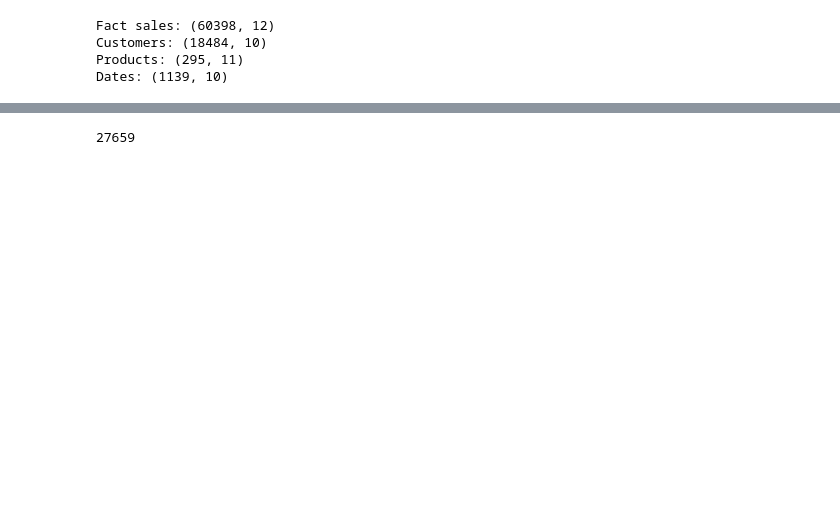
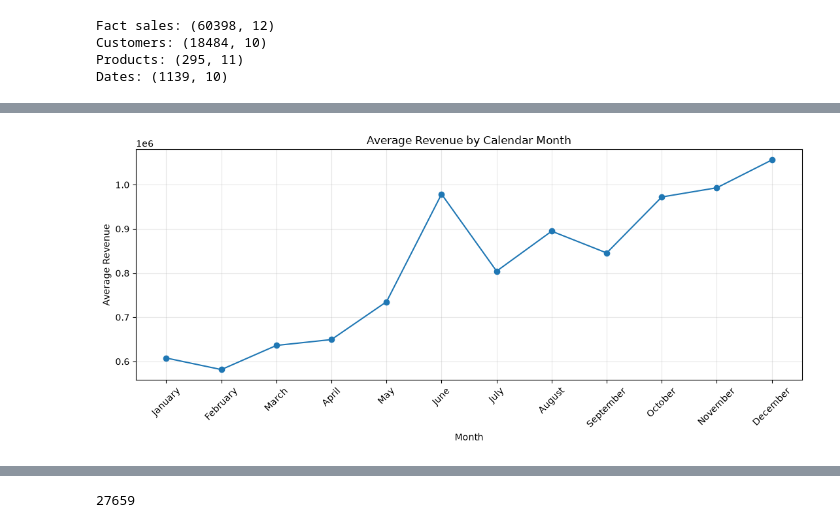
Before and after one commit to codewithniimii/sql-data-warehouse-project, a Jupyter notebook: datasets/python/sales_analysis.ipynb, the cells around one changed output, grey strips where cells are left out. Drawn from its saved outputs; the diff is of its cells as text; code cells hidden in the pictures; blank space fills up the shorter version.

```diff
--- a/datasets/python/sales_analysis.ipynb
+++ b/datasets/python/sales_analysis.ipynb
@@ -124,0 +685,14 @@ len(fact_sales)
+# %%
+seasonality = (
+    year_month_sales
+    .groupby(
+        ["order_month", "month_name"]
+    )
+    .agg(
+        avg_monthly_revenue=("revenue", "mean"),
+        avg_monthly_orders=("orders", "mean"),
+        years_observed=("order_year", "nunique")
+    )
+    .reset_index()
+    .sort_values("order_month")
+)
@@ -124,0 +719,19 @@ len(fact_sales)
+# %%
+plt.figure(figsize=(11, 5))
+
+plt.plot(
+    seasonality["month_name"],
+    seasonality["avg_monthly_revenue"],
+    marker="o"
+)
+
+plt.title("Average Revenue by Calendar Month")
+plt.xlabel("Month")
+plt.ylabel("Average Revenue")
+plt.xticks(rotation=45)
+plt.grid(alpha=0.3)
+
+plt.tight_layout()
+plt.show()
+# %% [output]
+[figure, added]
```
Also changed, not shown: parts of 111 cells of this notebook.
